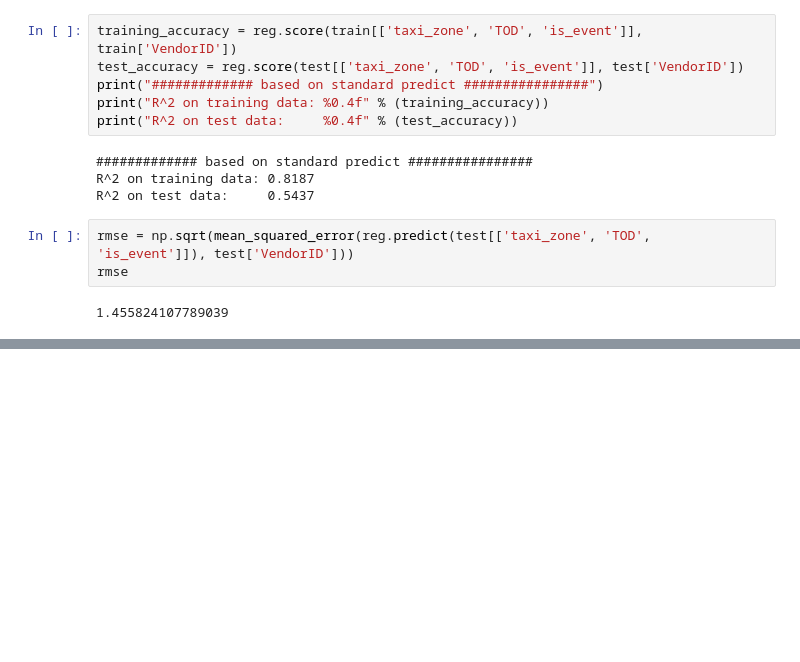
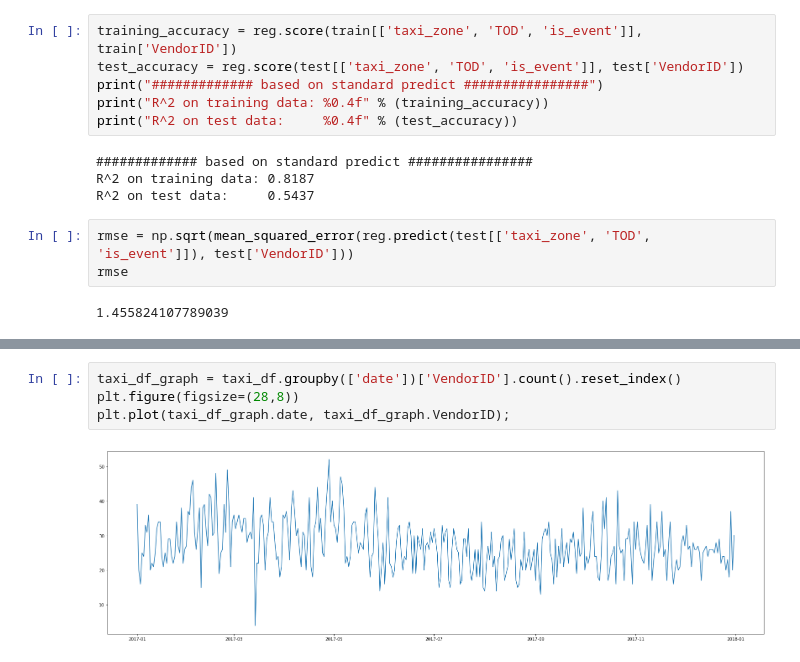
Before and after one commit to inistar/taxi-requests-ds, a Jupyter notebook: EDA.ipynb, the cells around one changed output, grey strips where cells are left out. Saved outputs shown, nothing was run; the diff lists cells and outputs as text; blank space fills up the shorter version.

```diff
--- a/EDA.ipynb
+++ b/EDA.ipynb
@@ -496,0 +505,6 @@ rmse
+# %%
+taxi_df_graph = taxi_df.groupby(['date'])['VendorID'].count().reset_index()
+plt.figure(figsize=(28,8))
+plt.plot(taxi_df_graph.date, taxi_df_graph.VendorID);
+# %% [output]
+[figure, added]
```
Also changed, not shown: parts of 3 cells of this notebook.
